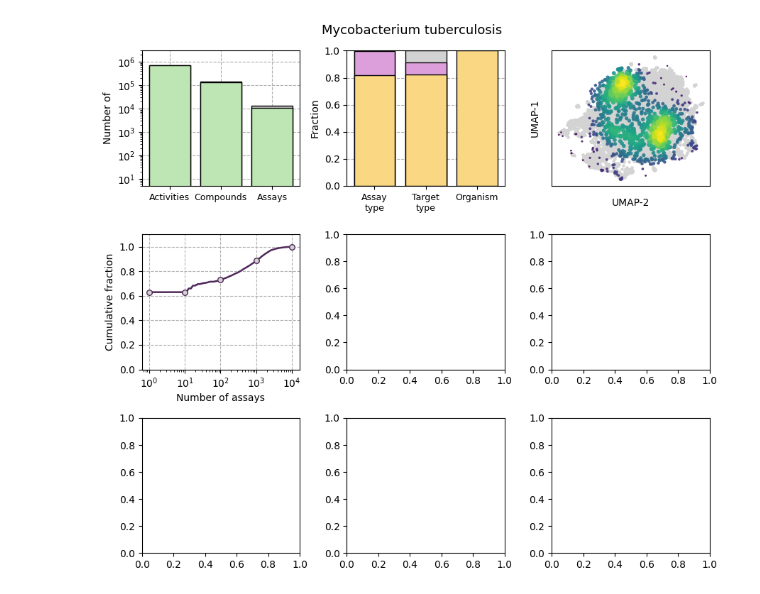
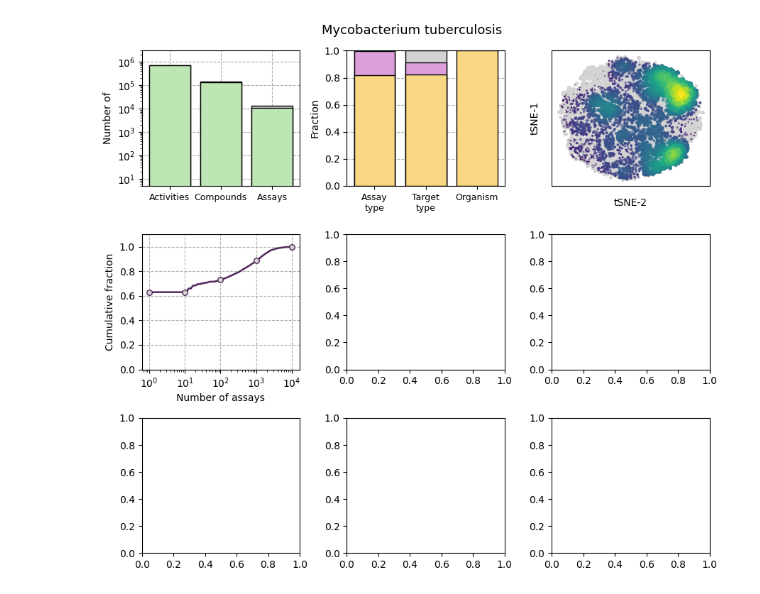
Before and after one commit to ersilia-os/chembl-antimicrobial-tasks, a Jupyter notebook: notebooks/diagnosis.ipynb, the cells around one changed output. Cells and saved outputs as stored; diff of their text form; code cells hidden in the pictures.

```diff
--- a/notebooks/diagnosis.ipynb
+++ b/notebooks/diagnosis.ipynb
@@ -218,8 +191,7 @@ assay_organism = Counter(df['assay_organism'])
 assay_organism = [assay_organism[pathogen_code] / sum(assay_organism.values()), 1]
 # %%
 # Load reference compounds from pathogen
-reference_compounds = pd.read_csv(os.path.join(OUTPUT, pathogen_code, "compound_counts.csv.gz"))[:1_000]['compound_chembl_id']
-X_pathogen = np.array([ecfps[i] for i in reference_compounds])
-X_pathogen = (X_pathogen > 0).astype(np.uint8)
-X_pathogen = reducer.transform(X_pathogen)
+reference_compounds = pd.read_csv(os.path.join(OUTPUT, pathogen_code, "compound_counts.csv.gz"))['compound_chembl_id'].tolist()[:10_000]
+N_REF = len(reference_compounds)
+all_ids, emb = fit_opentsne_with_bg(ecfps, ids=reference_compounds, n_bg=N_REF*3, seed=42, pca_dim=16)
 # %% [output]
@@ -308,35 +235,35 @@ ax[0][0].set_ylabel("Number of")
 # Fraction assays
 ax[0][1].bar([0, 0, 0], assay_type, zorder=2, color=['#D2D2D2', '#DC9FDC', '#FAD782'], ec='k')
 ax[0][1].bar([1, 1, 1], target_type, zorder=2, color=['#D2D2D2', '#DC9FDC', '#FAD782'], ec='k')
 ax[0][1].bar([2, 2], assay_organism, zorder=2, color=['#D2D2D2', '#FAD782'], ec='k')
 ax[0][1].set_ylabel("Fraction")
 ax[0][1].set_ylim([0, 1])
 ax[0][1].grid(linestyle='--', zorder=-2)
 ax[0][1].set_xticks([0, 1, 2])
 ax[0][1].set_xticklabels(['Assay\ntype', 'Target\ntype', 'Organism'], size=9)
 
 # 2D visualization
-ax[0][2].scatter(ref_emb[:, 0], ref_emb[:, 1], s=5, c='lightgray')
-sc = scatter_density(ax[0][2], X_pathogen[:, :2], size_min=3, size_max=30, cmap='viridis', alpha=0.9)
+ax[0][2].scatter(emb[N_REF:][:, 0], emb[N_REF:][:, 1], s=5, c='lightgray')
+sc = scatter_density(ax[0][2], emb[:N_REF, :2], size_min=0, size_max=30, cmap='viridis', alpha=0.7)
 ax[0][2].set_yticks([])
 ax[0][2].set_xticks([])
-ax[0][2].set_ylabel("UMAP-1", labelpad=12)
-ax[0][2].set_xlabel('UMAP-2', labelpad=12)
+ax[0][2].set_ylabel("tSNE-1", labelpad=12)
+ax[0][2].set_xlabel('tSNE-2', labelpad=12)
 
 # Cumulative fraction chemical space
 ax[1][0].set_ylim([0, 1.1])
 ax[1][0].grid(linestyle='--', zorder=-2)
 ax[1][0].plot([i+1 for i in range(len(CUM_PROP))], CUM_PROP, c="#50285A", lw=1.8)
 x = [1, 10, 100, 1000, 10000]
 y = [CUM_PROP[i-1] for i in x]
 ax[1][0].scatter(x, y, zorder=2, ec="#50285A", s=30, c='#D2D2D2')
 ax[1][0].set_xlabel("Number of assays")
 ax[1][0].set_ylabel("Cumulative fraction")
 ax[1][0].set_xscale('log')
 ax[1][0].set_xticks([1, 10, 100, 1000, 10000])
 
 plt.suptitle(pathogen, size=13)
 plt.tight_layout()
 plt.show()
 # %% [output]
-[figure, old version]
+[figure, new version]
```
Also changed, not shown: parts of 6 cells of this notebook, 3 other files.
